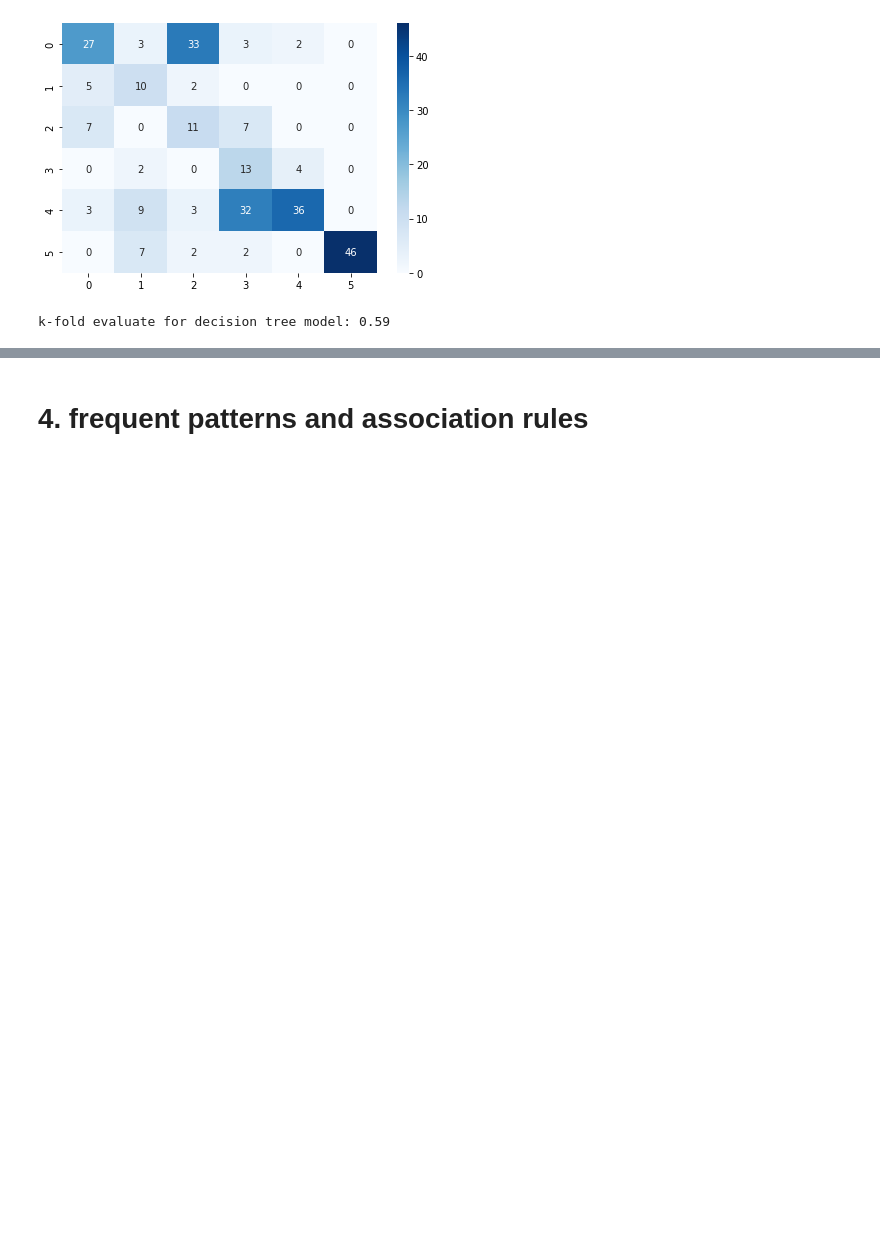
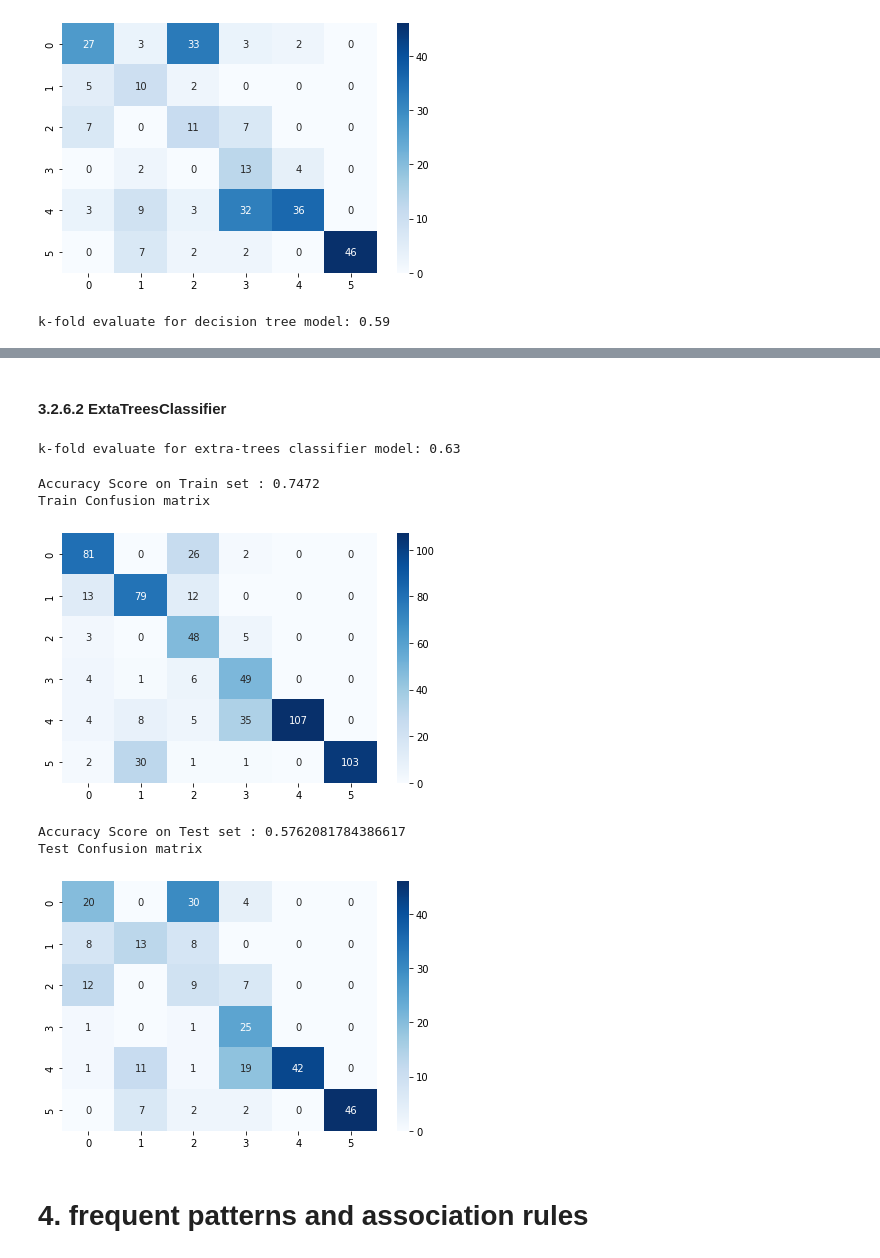
Before and after one commit to mvaghei78/data-mining-on-2021_Olympics, a Jupyter notebook: mining_on_2021_Olympics.ipynb, the cells around one changed output, grey strips where cells are left out. Saved outputs shown, nothing was run; the diff lists cells and outputs as text; code cells hidden in the pictures; blank space fills up the shorter version.

```diff
--- a/mining_on_2021_Olympics.ipynb
+++ b/mining_on_2021_Olympics.ipynb
@@ -1683,3 +1729,25 @@ k-fold evaluate for decision tree model: 0.59
+# %% [markdown]
+#### 3.2.6.2 ExtaTreesClassifier
+# %%
+from sklearn.ensemble import ExtraTreesClassifier
+ex_tree_clf = ExtraTreesClassifier(n_estimators=10, criterion="entropy", random_state=42)
+k_fold_ex_tree_evaluate = cross_val_score(ex_tree_clf, balanced_x, balanced_y, cv=10)
+print("k-fold evaluate for extra-trees classifier model: %0.2f" % (k_fold_ex_tree_evaluate.mean()))
+# %% [output]
+k-fold evaluate for extra-trees classifier model: 0.63
+# %%
+ex_tree_clf.fit(X_train, y_train)
+y_test_pred = ex_tree_clf.predict(X_test)
+y_train_pred = ex_tree_clf.predict(X_train)
+plot_confusionmatrix(y_train_pred,y_train,dom='Train')
+plot_confusionmatrix(y_test_pred,y_test,dom='Test')
+# %% [output]
+Accuracy Score on Train set : 0.7472
+Train Confusion matrix
+[figure, added]
+Accuracy Score on Test set : 0.5762081784386617
+Test Confusion matrix
+[figure, added]
 # %% [markdown]
 # 4. frequent patterns and association rules
 # %% [markdown]
```
Also changed, not shown: parts of 31 cells of this notebook, 1 other file.
